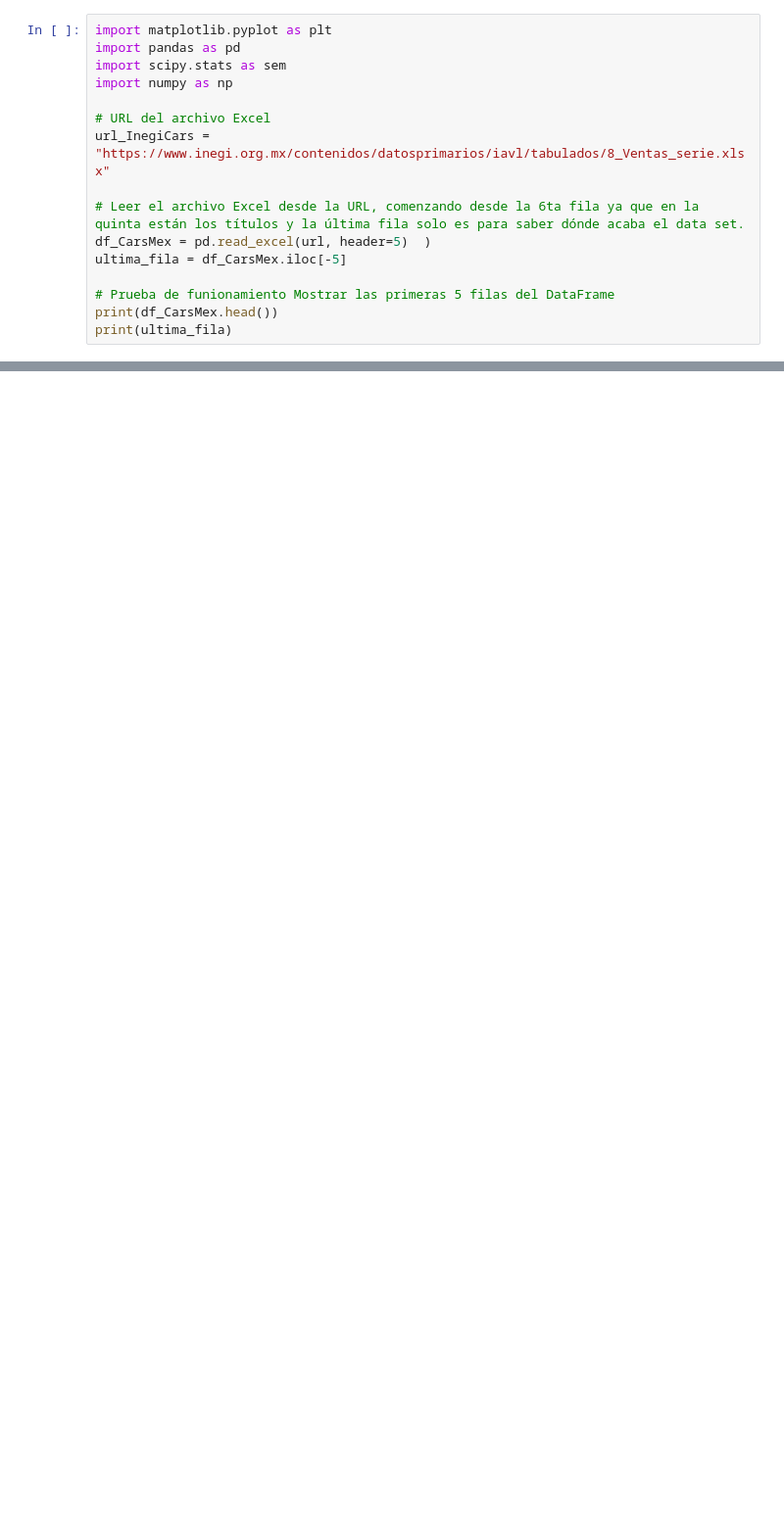
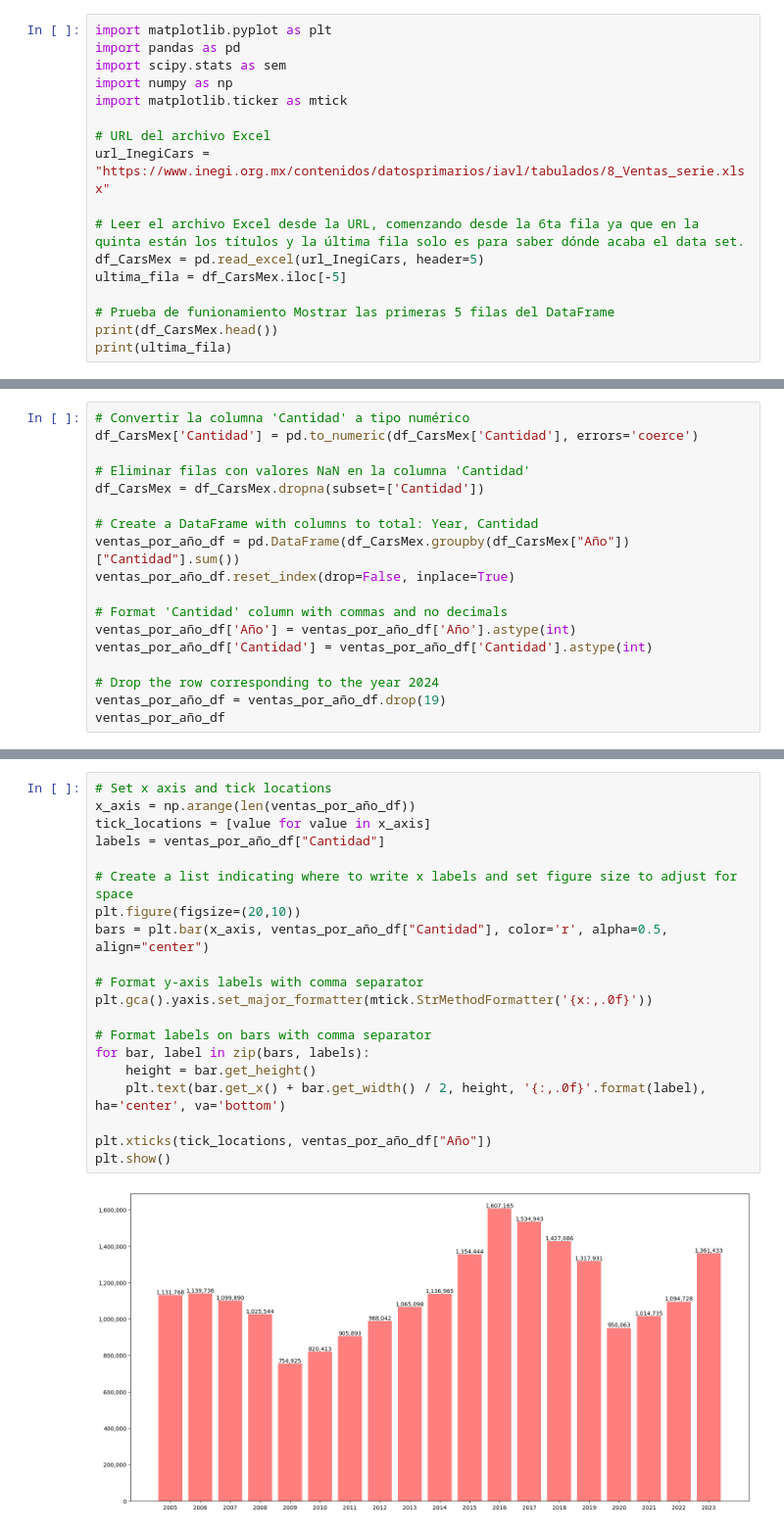
Before and after one commit to AngelesVillagrana/Project-1, a Jupyter notebook: Project-1-Car-Sales.ipynb, the cells around one changed output, grey strips where cells are left out. Shown: that part at 98% size. Saved outputs shown, nothing was run; the diff lists cells and outputs as text; blank space fills up the shorter version.

```diff
--- a/Project-1-Car-Sales.ipynb
+++ b/Project-1-Car-Sales.ipynb
@@ -7,12 +3,13 @@ import matplotlib.pyplot as plt
 import pandas as pd
 import scipy.stats as sem
 import numpy as np
+import matplotlib.ticker as mtick
 
 # URL del archivo Excel
 url_InegiCars = "https://www.inegi.org.mx/contenidos/datosprimarios/iavl/tabulados/8_Ventas_serie.xlsx"
 
 # Leer el archivo Excel desde la URL, comenzando desde la 6ta fila ya que en la quinta están los títulos y la última fila solo es para saber dónde acaba el data set.
-df_CarsMex = pd.read_excel(url, header=5)  )
+df_CarsMex = pd.read_excel(url_InegiCars, header=5)
 ultima_fila = df_CarsMex.iloc[-5]
 
 # Prueba de funionamiento Mostrar las primeras 5 filas del DataFrame
@@ -38,0 +36,18 @@ Name: 88962, dtype: object
+# %%
+# Convertir la columna 'Cantidad' a tipo numérico
+df_CarsMex['Cantidad'] = pd.to_numeric(df_CarsMex['Cantidad'], errors='coerce')
+
+# Eliminar filas con valores NaN en la columna 'Cantidad'
+df_CarsMex = df_CarsMex.dropna(subset=['Cantidad'])
+
+# Create a DataFrame with columns to total: Year, Cantidad
+ventas_por_año_df = pd.DataFrame(df_CarsMex.groupby(df_CarsMex["Año"])["Cantidad"].sum())
+ventas_por_año_df.reset_index(drop=False, inplace=True)
+
+# Format 'Cantidad' column with commas and no decimals
+ventas_por_año_df['Año'] = ventas_por_año_df['Año'].astype(int)
+ventas_por_año_df['Cantidad'] = ventas_por_año_df['Cantidad'].astype(int)
+
+# Drop the row corresponding to the year 2024
+ventas_por_año_df = ventas_por_año_df.drop(19)
+ventas_por_año_df
@@ -38,0 +72,22 @@ Name: 88962, dtype: object
+# %%
+# Set x axis and tick locations
+x_axis = np.arange(len(ventas_por_año_df))
+tick_locations = [value for value in x_axis]
+labels = ventas_por_año_df["Cantidad"]
+
+# Create a list indicating where to write x labels and set figure size to adjust for space
+plt.figure(figsize=(20,10))
+bars = plt.bar(x_axis, ventas_por_año_df["Cantidad"], color='r', alpha=0.5, align="center")
+
+# Format y-axis labels with comma separator
+plt.gca().yaxis.set_major_formatter(mtick.StrMethodFormatter('{x:,.0f}'))
+
+# Format labels on bars with comma separator
+for bar, label in zip(bars, labels):
+    height = bar.get_height()
+    plt.text(bar.get_x() + bar.get_width() / 2, height, '{:,.0f}'.format(label), ha='center', va='bottom')
+
+plt.xticks(tick_locations, ventas_por_año_df["Año"])
+plt.show()
+# %% [output]
+[figure, added]
```
Also changed, not shown: parts of 5 cells of this notebook.
